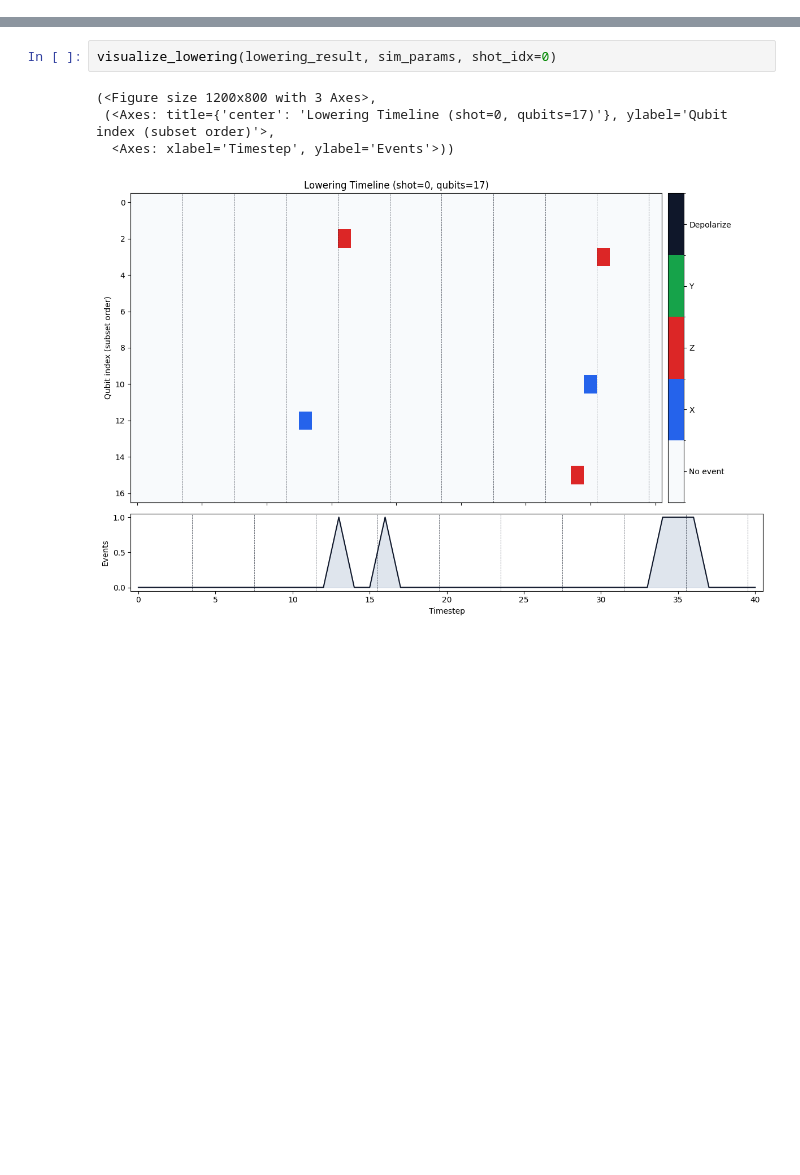
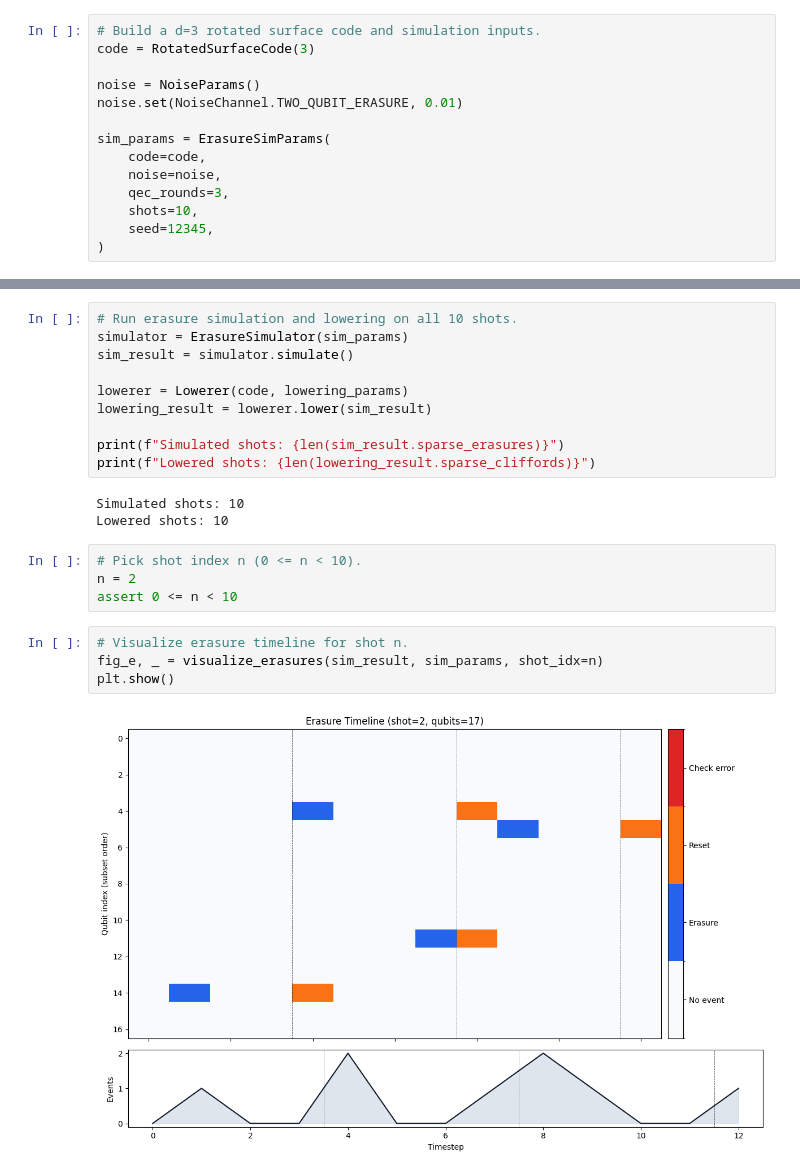
Before and after one commit to aryakakodkar/qerasure, a Jupyter notebook: apps/test.ipynb, the cells around one changed output, grey strips where cells are left out. Saved outputs shown, nothing was run; the diff lists cells and outputs as text; blank space fills up the shorter version.

```diff
--- a/apps/test.ipynb
+++ b/apps/test.ipynb
@@ -92 +37,15 @@ visualize_erasures(result, sim_params, shot_idx=0)
+# %%
+# Build a d=3 rotated surface code and simulation inputs.
+code = RotatedSurfaceCode(3)
+
+noise = NoiseParams()
+noise.set(NoiseChannel.TWO_QUBIT_ERASURE, 0.01)
+
+sim_params = ErasureSimParams(
+    code=code,
+    noise=noise,
+    qec_rounds=3,
+    shots=10,
+    seed=12345,
+)
 # %%
@@ -108,7 +59,23 @@ Invoked with: <qerasure_python.LoweredErrorParams object at 0x...>, 0.5
-# %%
-visualize_lowering(lowering_result, sim_params, shot_idx=0)
-# %% [output]
-(<Figure size 1200x800 with 3 Axes>,
- (<Axes: title={'center': 'Lowering Timeline (shot=0, qubits=17)'}, ylabel='Qubit index (subset order)'>,
-  <Axes: xlabel='Timestep', ylabel='Events'>))
-[figure, removed]
+# %%
+# Run erasure simulation and lowering on all 10 shots.
+simulator = ErasureSimulator(sim_params)
+sim_result = simulator.simulate()
+
+lowerer = Lowerer(code, lowering_params)
+lowering_result = lowerer.lower(sim_result)
+
+print(f"Simulated shots: {len(sim_result.sparse_erasures)}")
+print(f"Lowered shots: {len(lowering_result.sparse_cliffords)}")
+# %% [output]
+Simulated shots: 10
+Lowered shots: 10
+# %%
+# Pick shot index n (0 <= n < 10).
+n = 2
+assert 0 <= n < 10
+# %%
+# Visualize erasure timeline for shot n.
+fig_e, _ = visualize_erasures(sim_result, sim_params, shot_idx=n)
+plt.show()
+# %% [output]
+[figure, added]
```
Also changed, not shown: parts of 14 cells of this notebook, 7 other files.
